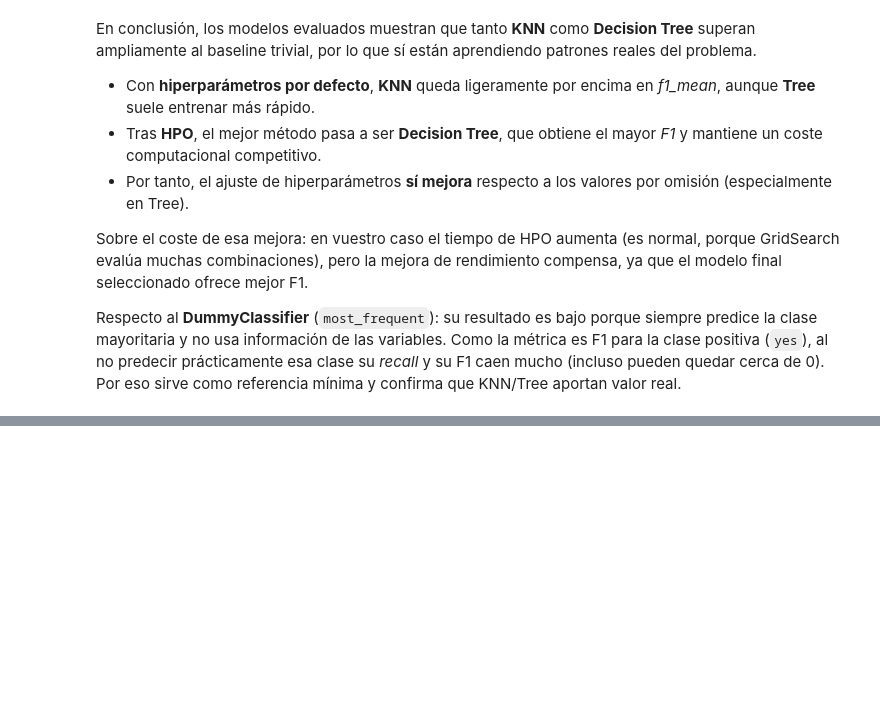
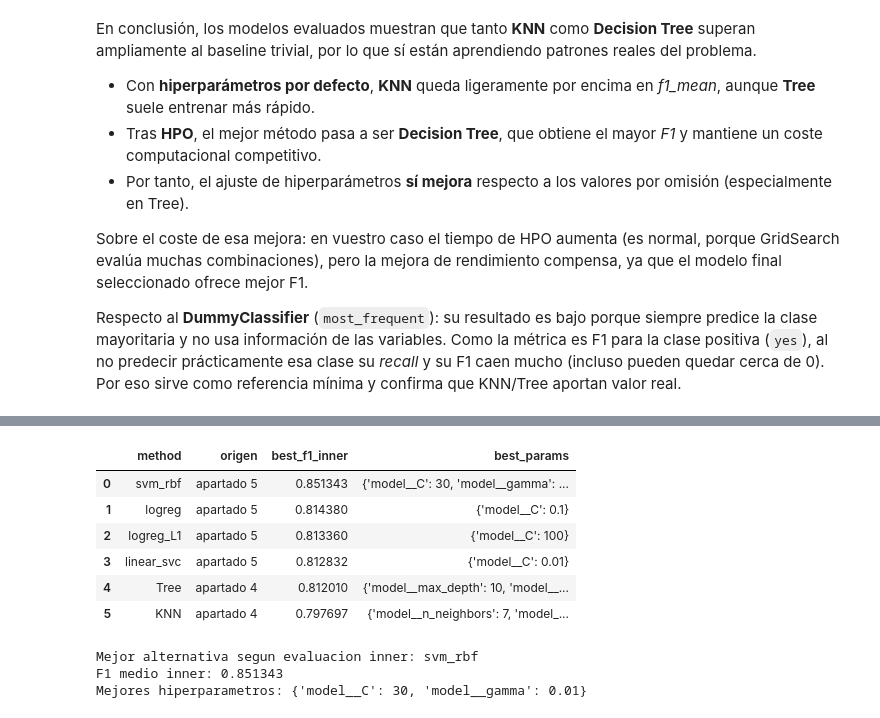
Before and after one commit to 100522202/clasificacion-prediccion-streamlit-aa, a Jupyter notebook: EDA.ipynb, the cells around one changed output, grey strips where cells are left out. Saved outputs shown, nothing was run; the diff lists cells and outputs as text; code cells hidden in the pictures; blank space fills up the shorter version.

```diff
--- a/EDA.ipynb
+++ b/EDA.ipynb
@@ -594,0 +1030,52 @@ Respecto al **DummyClassifier** (`most_frequent`): su resultado es bajo porque s
+# %%
+# Reunimos las mejores alternativas de los apartados 4 y 5 para compararlas en igualdad de condiciones.
+candidatos_inner = {
+    'KNN': ('apartado 4', grid_knn),
+    'Tree': ('apartado 4', grid_tree),
+    'logreg': ('apartado 5', searches['logreg']),
+    'logreg_L1': ('apartado 5', searches['logreg_L1']),
+    'linear_svc': ('apartado 5', searches['linear_svc']),
+    'svm_rbf': ('apartado 5', searches['svm_rbf'])
+}
+
+resultados_inner_globales = []
+
+# Extraemos el mejor F1 inner y los hiperparametros elegidos para cada familia de modelos.
+for name, (apartado, search) in candidatos_inner.items():
+    resultados_inner_globales.append({
+        'method': name,
+        'origen': apartado,
+        'best_f1_inner': search.best_score_,
+        'best_params': search.best_params_
+    })
+
+resultados_inner_globales_df = (
+    pd.DataFrame(resultados_inner_globales)
+    .sort_values('best_f1_inner', ascending=False)
+    .reset_index(drop=True)
+)
+
+display(resultados_inner_globales_df)
+
+# Guardamos el mejor candidato segun validacion interna para usarlo en los siguientes subapartados.
+mejor_fila_inner = resultados_inner_globales_df.iloc[0]
+mejor_metodo_inner = mejor_fila_inner['method']
+mejor_f1_inner = mejor_fila_inner['best_f1_inner']
+mejor_params_inner = mejor_fila_inner['best_params']
+mejor_search_inner = candidatos_inner[mejor_metodo_inner][1]
+mejor_modelo_inner = mejor_search_inner.best_estimator_
+
+print(f"Mejor alternativa segun evaluacion inner: {mejor_metodo_inner}")
+print(f"F1 medio inner: {mejor_f1_inner:.6f}")
+print(f"Mejores hiperparametros: {mejor_params_inner}")
+# %% [output]
+|  | method | origen | best_f1_inner | best_params |
+| 0 | svm_rbf | apartado 5 | 0.851343 | {'model__C': 30, 'model__gamma': ... |
+| 1 | logreg | apartado 5 | 0.814380 | {'model__C': 0.1} |
+| 2 | logreg_L1 | apartado 5 | 0.813360 | {'model__C': 100} |
+| 3 | linear_svc | apartado 5 | 0.812832 | {'model__C': 0.01} |
+| 4 | Tree | apartado 4 | 0.812010 | {'model__max_depth': 10, 'model__... |
+| 5 | KNN | apartado 4 | 0.797697 | {'model__n_neighbors': 7, 'model_... |
+Mejor alternativa segun evaluacion inner: svm_rbf
+F1 medio inner: 0.851343
+Mejores hiperparametros: {'model__C': 30, 'model__gamma': 0.01}
```
Also changed, not shown: parts of 23 cells of this notebook, 1 other file.
